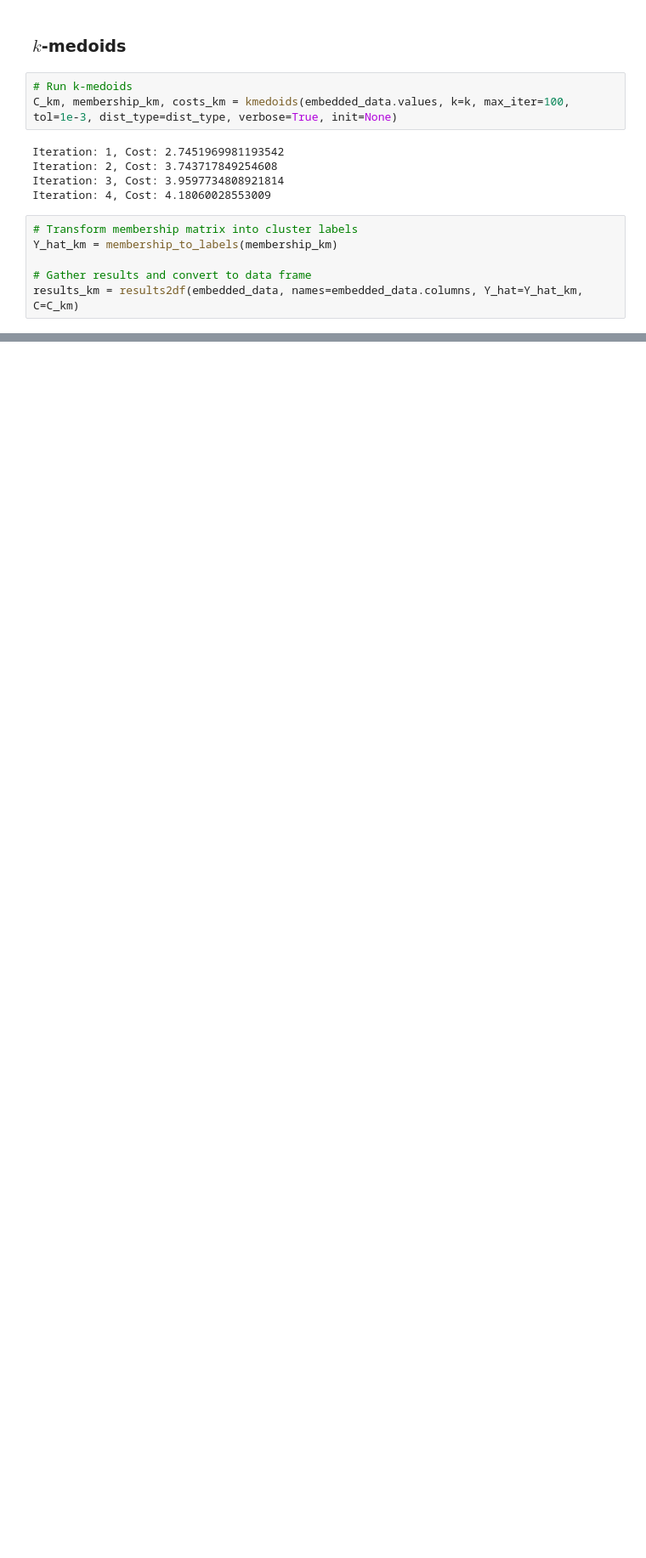
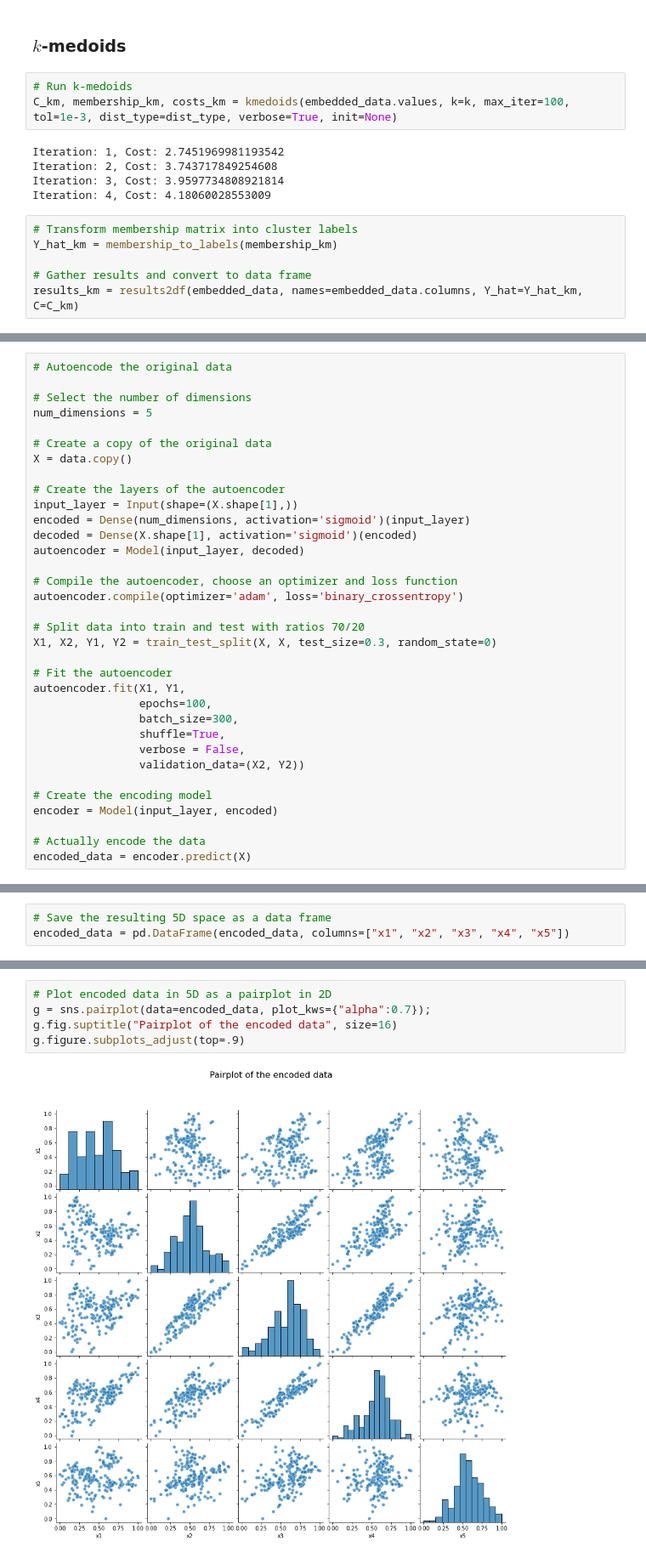
Before and after one commit to scardenol/ai_2023, a Jupyter notebook: 3. Unsupervised/entrega_Salo/src/density_and_distance_clustering.ipynb, the cells around one changed output, grey strips where cells are left out. Shown at 85% size. Drawn from its saved outputs; the diff is of its cells as text; blank space fills up the shorter version.

```diff
--- a/3. Unsupervised/entrega_Salo/src/density_and_distance_clustering.ipynb
+++ b/3. Unsupervised/entrega_Salo/src/density_and_distance_clustering.ipynb
@@ -2212,0 +2219,34 @@ plotly_scatter(results_km, names=embedded_data.columns, plot_type="2D", color="c
+# %%
+# Autoencode the original data
+
+# Select the number of dimensions
+num_dimensions = 5
+
+# Create a copy of the original data
+X = data.copy()
+
+# Create the layers of the autoencoder
+input_layer = Input(shape=(X.shape[1],))
+encoded = Dense(num_dimensions, activation='sigmoid')(input_layer)
+decoded = Dense(X.shape[1], activation='sigmoid')(encoded)
+autoencoder = Model(input_layer, decoded)
+
+# Compile the autoencoder, choose an optimizer and loss function
+autoencoder.compile(optimizer='adam', loss='binary_crossentropy')
+
+# Split data into train and test with ratios 70/20
+X1, X2, Y1, Y2 = train_test_split(X, X, test_size=0.3, random_state=0)
+
+# Fit the autoencoder
+autoencoder.fit(X1, Y1,
+                epochs=100,
+                batch_size=300,
+                shuffle=True,
+                verbose = False,
+                validation_data=(X2, Y2))
+
+# Create the encoding model
+encoder = Model(input_layer, encoded)
+
+# Actually encode the data
+encoded_data = encoder.predict(X)
@@ -2212,0 +2255,3 @@ plotly_scatter(results_km, names=embedded_data.columns, plot_type="2D", color="c
+# %%
+# Save the resulting 5D space as a data frame
+encoded_data = pd.DataFrame(encoded_data, columns=["x1", "x2", "x3", "x4", "x5"])
@@ -2212,0 +2260,7 @@ plotly_scatter(results_km, names=embedded_data.columns, plot_type="2D", color="c
+# %%
+# Plot encoded data in 5D as a pairplot in 2D
+g = sns.pairplot(data=encoded_data, plot_kws={"alpha":0.7});
+g.fig.suptitle("Pairplot of the encoded data", size=16)
+g.figure.subplots_adjust(top=.9)
+# %% [output]
+[figure, added]
```
Also changed, not shown: parts of 57 cells of this notebook.
